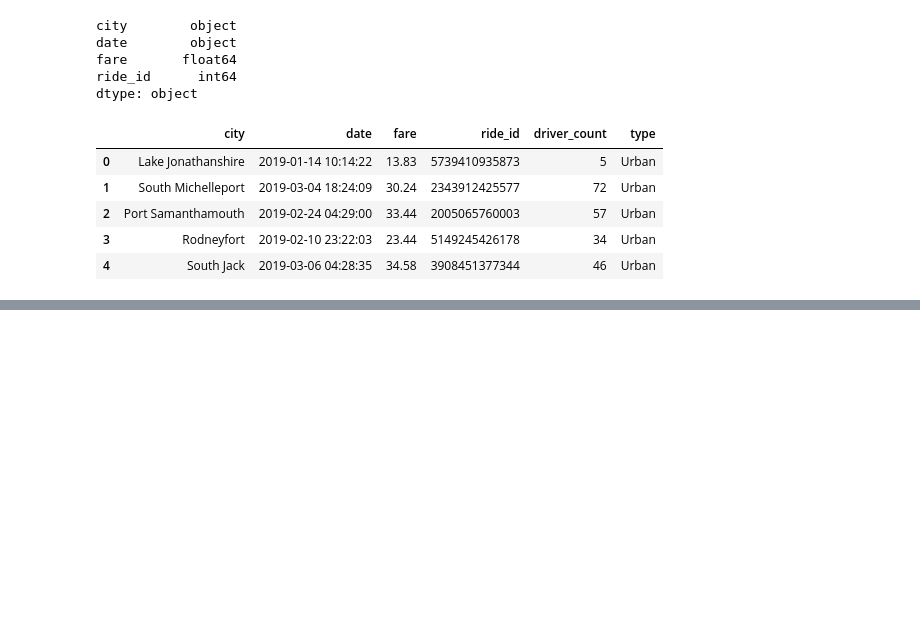
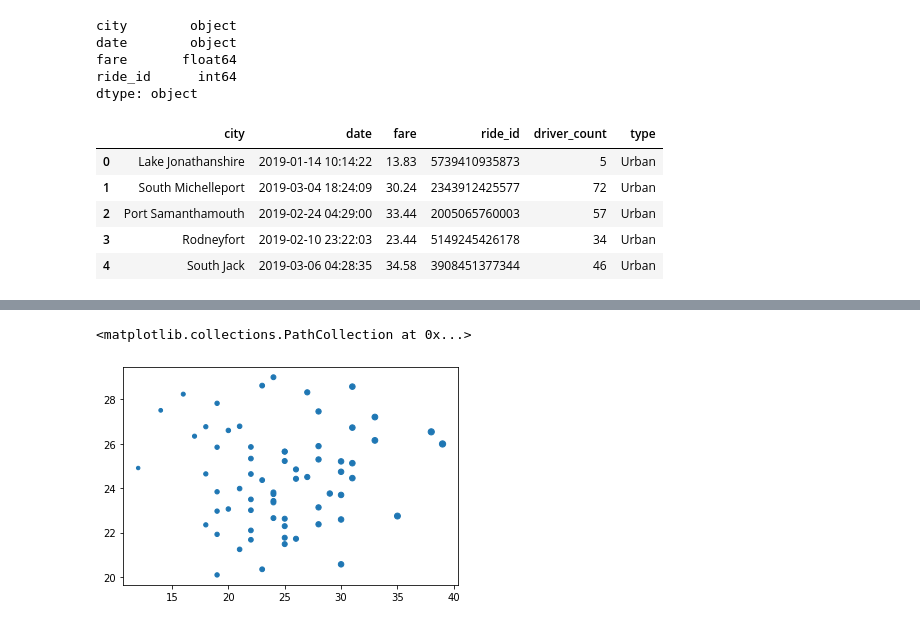
Before and after one commit to gaudiom4git/PyBer_Analysis, a Jupyter notebook: Pyber.ipynb, the cells around one changed output, grey strips where cells are left out. Cells and saved outputs as stored; diff of their text form; code cells hidden in the pictures; blank space fills up the shorter version.

```diff
--- a/Pyber.ipynb
+++ b/Pyber.ipynb
@@ -142,0 +222,5 @@ pyber_data_df.head()
+# %%
+# Get average number of drivers for each city in the urban cities.
+urban_avg_drivers = urban_cities_df.groupby(["city"]).count()["driver_count"]
+suburban_avg_drivers = suburban_cities_df.groupby(["city"]).count()["driver_count"]
+rural_avg_drivers = rural_cities_df.groupby(["city"]).count()["driver_count"]
@@ -142,0 +233,8 @@ pyber_data_df.head()
+# %%
+# Build the scatter plots for urban cities.
+plt.scatter(urban_avg_drivers,
+      urban_avg_fare,
+      s=urban_avg_drivers)
+# %% [output]
+<matplotlib.collections.PathCollection at 0x...>
+[figure, added]
```
Also changed, not shown: parts of 14 cells of this notebook.
